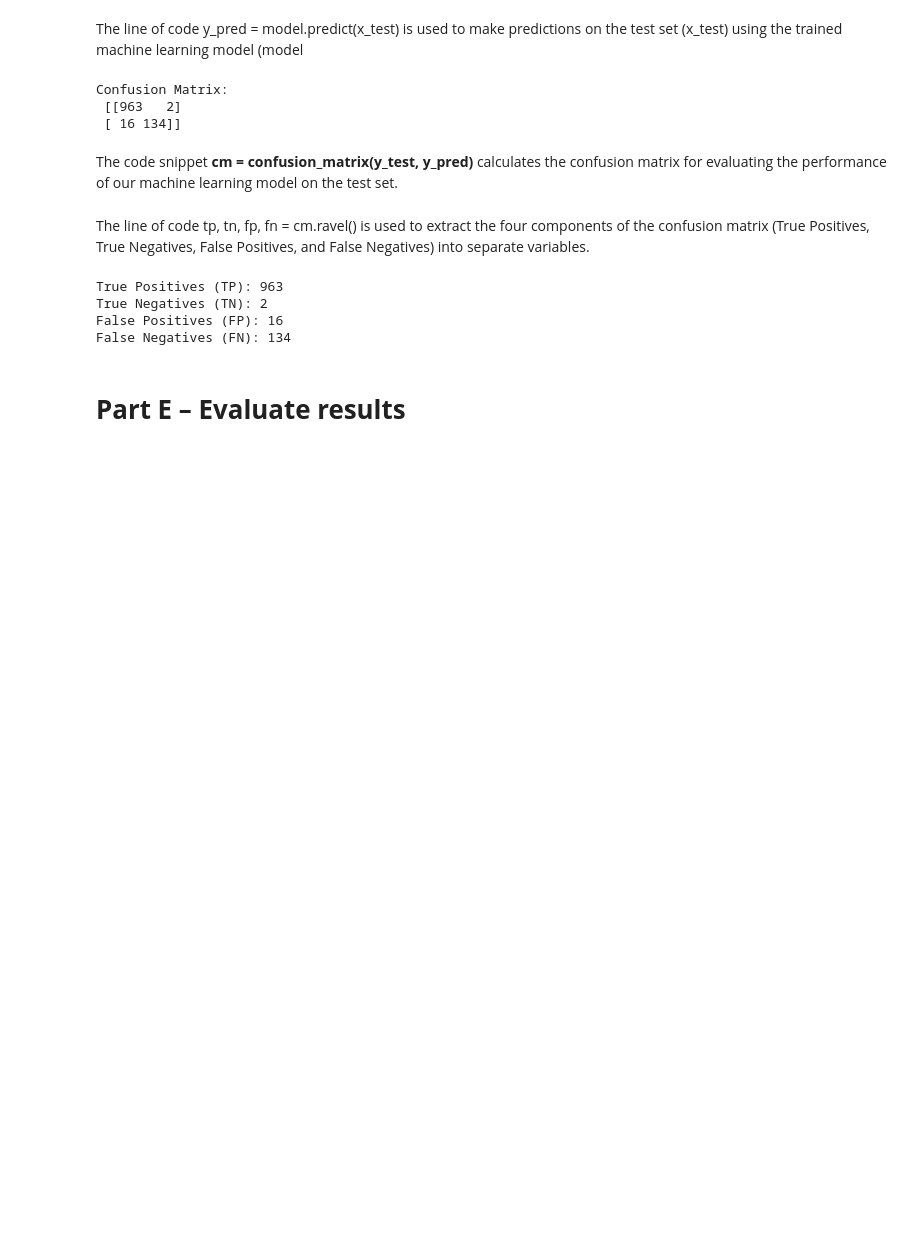
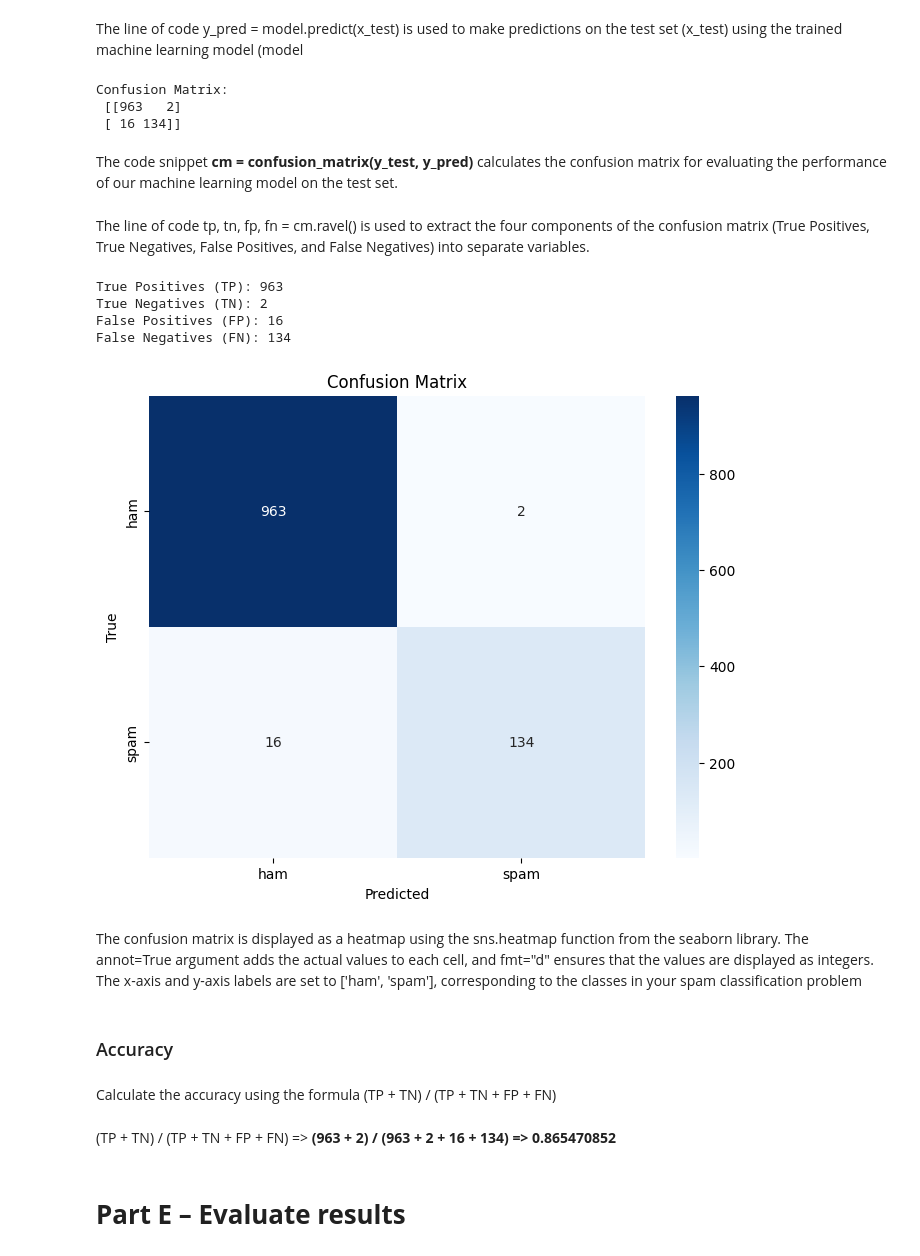
Before and after one commit to PeshalaPerera/E-mail-and-spam-filtering, a Jupyter notebook: Cw1_w1810821_PeshalaPerera.ipynb, the cells around one changed output. Saved outputs shown, nothing was run; the diff lists cells and outputs as text; code cells hidden in the pictures; blank space fills up the shorter version.

```diff
--- a/Cw1_w1810821_PeshalaPerera.ipynb
+++ b/Cw1_w1810821_PeshalaPerera.ipynb
@@ -640,2 +643,21 @@ False Negatives (FN): 134
+# %%
+# Plot the confusion matrix as a heatmap
+plt.figure(figsize=(8, 6))
+sns.heatmap(cm, annot=True, fmt="d", cmap="Blues", xticklabels=['ham', 'spam'], yticklabels=['ham', 'spam'])
+plt.xlabel('Predicted')
+plt.ylabel('True')
+plt.title('Confusion Matrix')
+plt.show()
+# %% [output]
+[figure, added]
+# %% [markdown]
+The confusion matrix is displayed as a heatmap using the sns.heatmap function from the seaborn library. The annot=True argument adds the actual values to each cell, and fmt="d" ensures that the values are displayed as integers. The x-axis and y-axis labels are set to ['ham', 'spam'], corresponding to the classes in your spam classification problem
+# %% [markdown]
+### Accuracy
+# %% [markdown]
+Calculate the accuracy using the formula (TP + TN) / (TP + TN + FP + FN)
+# %% [markdown]
+(TP + TN) / (TP + TN + FP + FN) =>
+**(963 + 2) / (963 + 2 + 16 + 134) => 0.865470852**
 # %% [markdown]
 # **Part E – Evaluate results**
```
Also changed, not shown: parts of 1 cell of this notebook.
